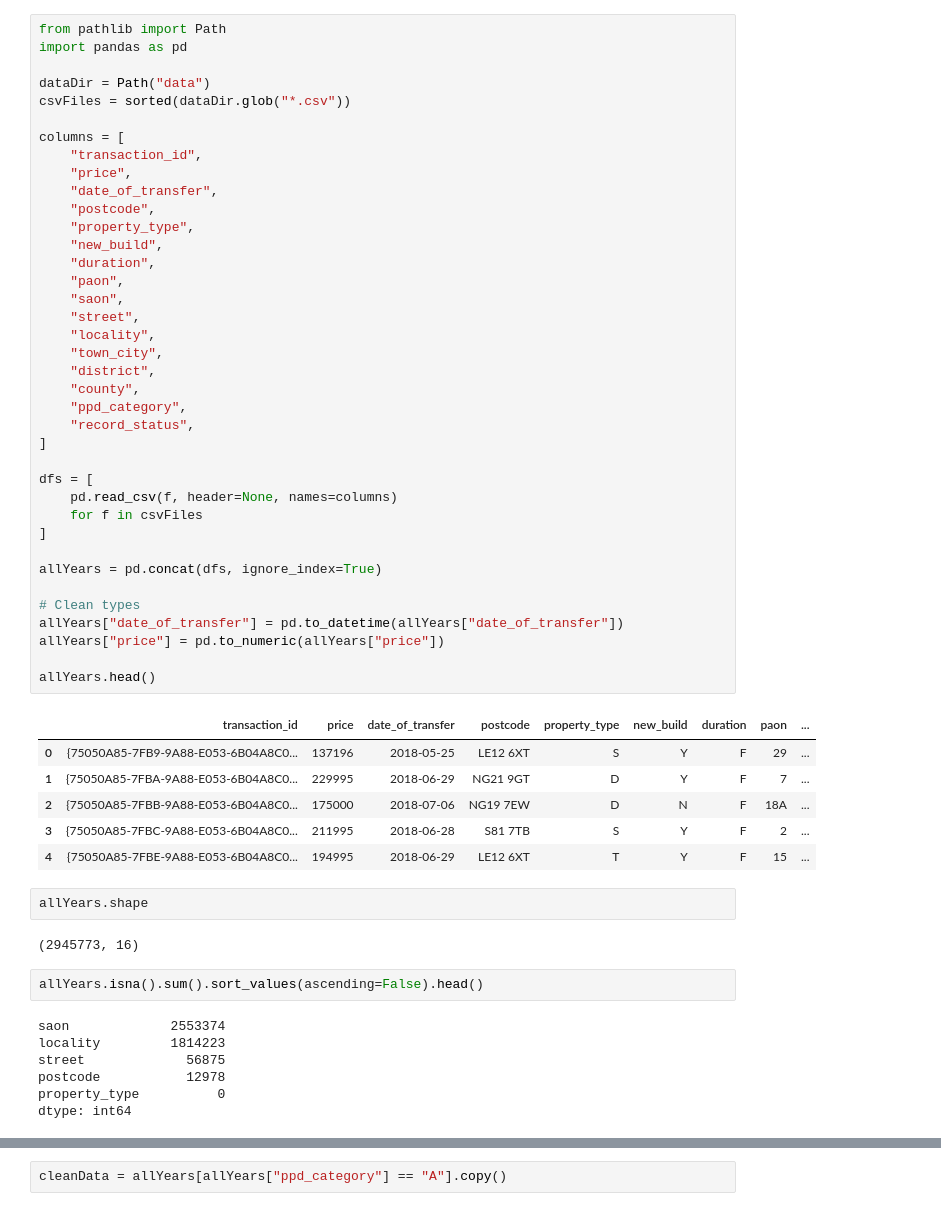
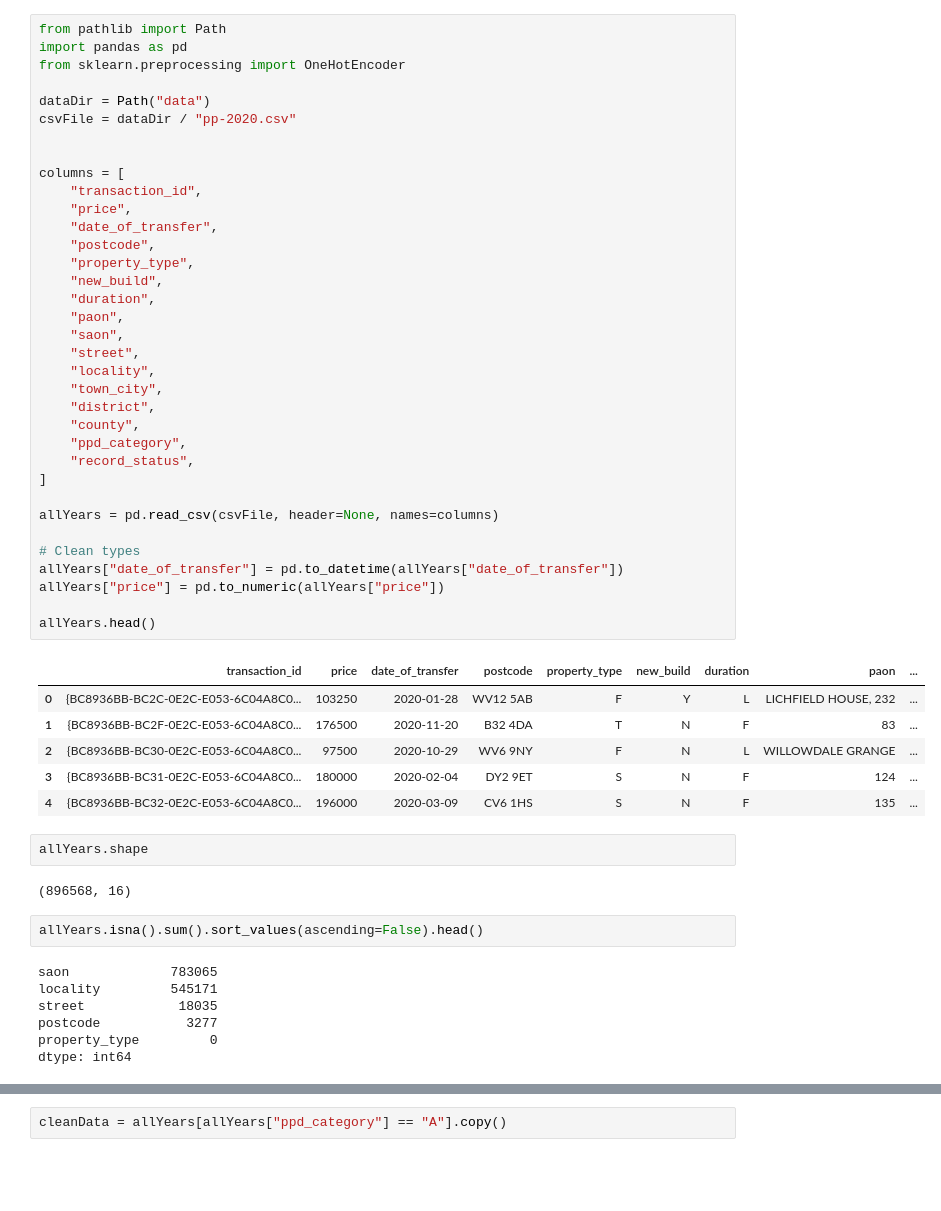
Before and after one commit to Ben-1819/DSDEAssignment1, a Jupyter notebook: script.ipynb, the cells around one changed output, grey strips where cells are left out. Saved outputs shown, nothing was run; the diff lists cells and outputs as text; blank space fills up the shorter version.

```diff
--- a/script.ipynb
+++ b/script.ipynb
@@ -1,60 +1,57 @@
 # %%
 from pathlib import Path
 import pandas as pd
+from sklearn.preprocessing import OneHotEncoder
 
 dataDir = Path("data")
-csvFiles = sorted(dataDir.glob("*.csv"))
+csvFile = dataDir / "pp-2020.csv"
+
 
 columns = [
     "transaction_id",
     "price",
     "date_of_transfer",
     "postcode",
     "property_type",
     "new_build",
     "duration",
     "paon",
     "saon",
     "street",
     "locality",
     "town_city",
     "district",
     "county",
     "ppd_category",
     "record_status",
 ]
 
-dfs = [
-    pd.read_csv(f, header=None, names=columns)
-    for f in csvFiles
-]
-
-allYears = pd.concat(dfs, ignore_index=True)
+allYears = pd.read_csv(csvFile, header=None, names=columns)
 
 # Clean types
 allYears["date_of_transfer"] = pd.to_datetime(allYears["date_of_transfer"])
 allYears["price"] = pd.to_numeric(allYears["price"])
 
 allYears.head()
 # %% [output]
 |  | transaction_id | price | date_of_transfer | postcode | property_type | new_build | duration | paon | ... |
-| 0 | {75050A85-7FB9-9A88-E053-6B04A8C0... | 137196 | 2018-05-25 | LE12 6XT | S | Y | F | 29 | ... |
-| 1 | {75050A85-7FBA-9A88-E053-6B04A8C0... | 229995 | 2018-06-29 | NG21 9GT | D | Y | F | 7 | ... |
-| 2 | {75050A85-7FBB-9A88-E053-6B04A8C0... | 175000 | 2018-07-06 | NG19 7EW | D | N | F | 18A | ... |
-| 3 | {75050A85-7FBC-9A88-E053-6B04A8C0... | 211995 | 2018-06-28 | S81 7TB | S | Y | F | 2 | ... |
-| 4 | {75050A85-7FBE-9A88-E053-6B04A8C0... | 194995 | 2018-06-29 | LE12 6XT | T | Y | F | 15 | ... |
+| 0 | {BC8936BB-BC2C-0E2C-E053-6C04A8C0... | 103250 | 2020-01-28 | WV12 5AB | F | Y | L | LICHFIELD HOUSE, 232 | ... |
+| 1 | {BC8936BB-BC2F-0E2C-E053-6C04A8C0... | 176500 | 2020-11-20 | B32 4DA | T | N | F | 83 | ... |
+| 2 | {BC8936BB-BC30-0E2C-E053-6C04A8C0... | 97500 | 2020-10-29 | WV6 9NY | F | N | L | WILLOWDALE GRANGE | ... |
+| 3 | {BC8936BB-BC31-0E2C-E053-6C04A8C0... | 180000 | 2020-02-04 | DY2 9ET | S | N | F | 124 | ... |
+| 4 | {BC8936BB-BC32-0E2C-E053-6C04A8C0... | 196000 | 2020-03-09 | CV6 1HS | S | N | F | 135 | ... |
 # %%
 allYears.shape
 # %% [output]
-(2945773, 16)
+(896568, 16)
 # %%
 allYears.isna().sum().sort_values(ascending=False).head()
 # %% [output]
-saon             2553374
-locality         1814223
-street             56875
-postcode           12978
-property_type          0
+saon             783065
+locality         545171
+street            18035
+postcode           3277
+property_type         0
 dtype: int64
 # %%
 allYears.describe()
```
Also changed, not shown: parts of 10 cells of this notebook.
